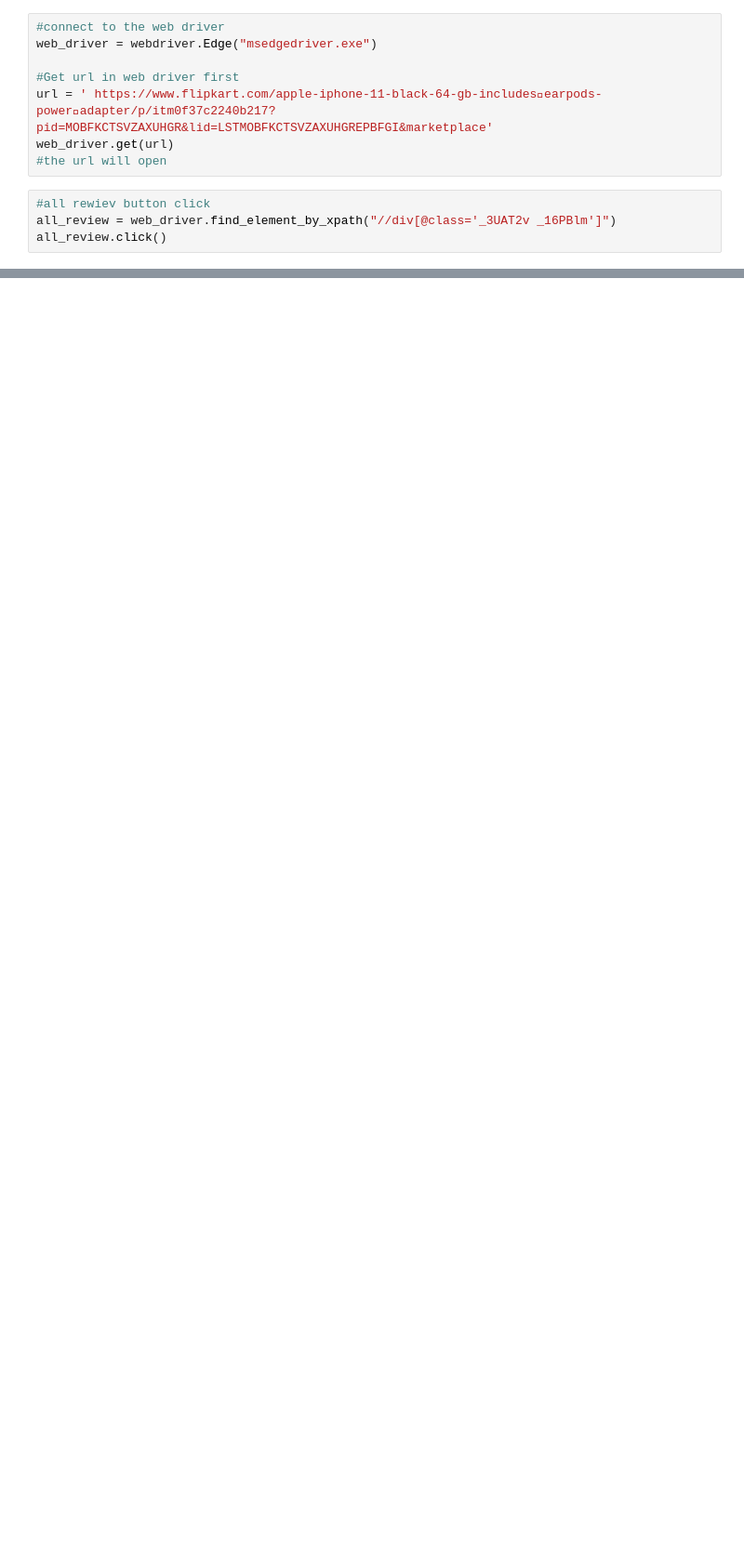
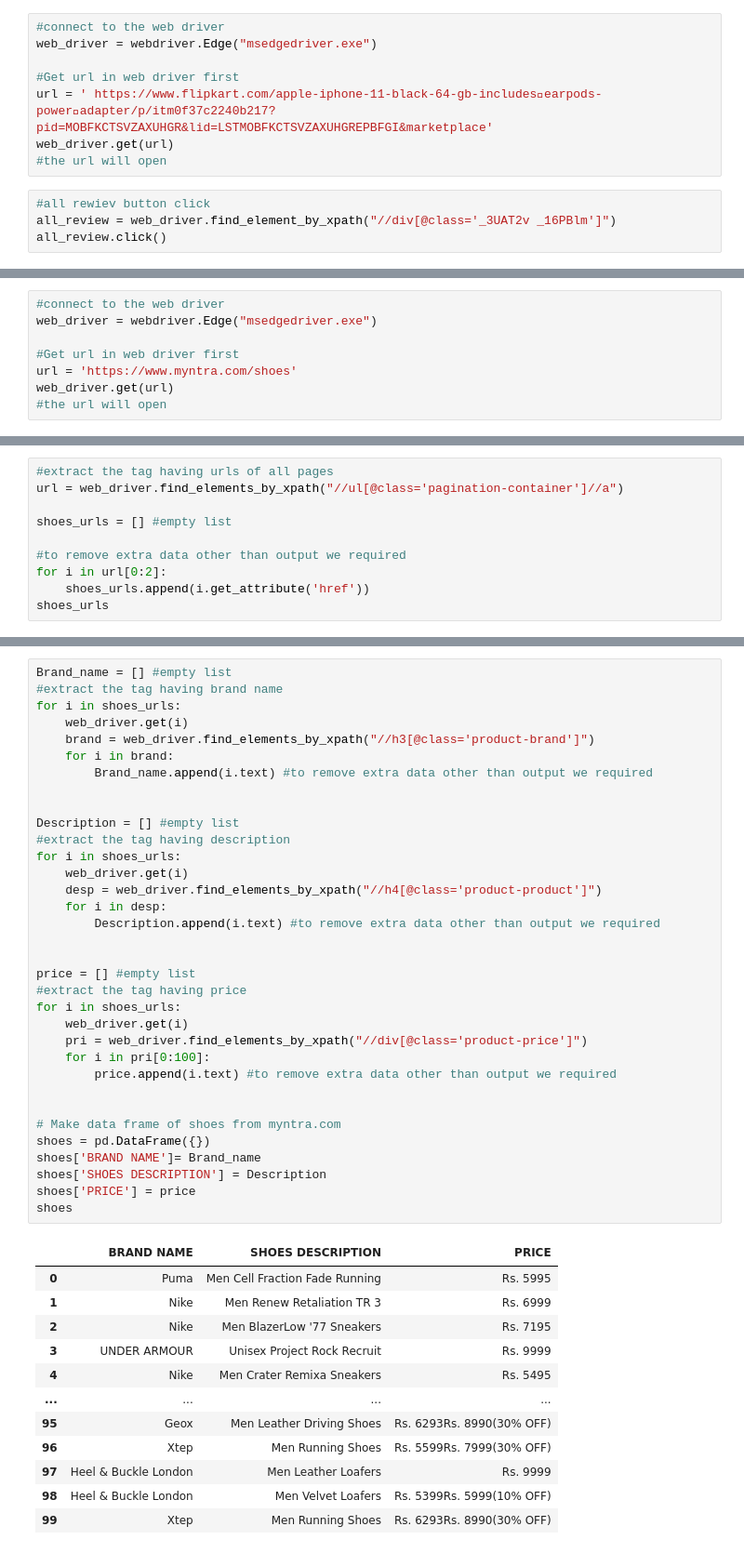
Before and after one commit to chaitali1992mygit/WEB-SCRAPING-ASSIGNMENT-2, a Jupyter notebook: WEB SCRAPING ASSIGNMENT 2.ipynb, the cells around one changed output, grey strips where cells are left out. Shown: that part at 93% size. Drawn from its saved outputs; the diff is of its cells as text; blank space fills up the shorter version.

```diff
--- a/WEB SCRAPING ASSIGNMENT 2.ipynb
+++ b/WEB SCRAPING ASSIGNMENT 2.ipynb
@@ -611,0 +735,8 @@ REVIEWS
+# %%
+#connect to the web driver
+web_driver = webdriver.Edge("msedgedriver.exe")
+
+#Get url in web driver first
+url = 'https://www.myntra.com/shoes'
+web_driver.get(url)
+#the url will open
@@ -611,0 +751,10 @@ REVIEWS
+# %%
+#extract the tag having urls of all pages
+url = web_driver.find_elements_by_xpath("//ul[@class='pagination-container']//a")
+
+shoes_urls = [] #empty list
+
+#to remove extra data other than output we required
+for i in url[0:2]:
+    shoes_urls.append(i.get_attribute('href'))
+shoes_urls
@@ -611,0 +764,47 @@ REVIEWS
+# %%
+Brand_name = [] #empty list
+#extract the tag having brand name
+for i in shoes_urls:
+    web_driver.get(i)
+    brand = web_driver.find_elements_by_xpath("//h3[@class='product-brand']")
+    for i in brand:
+        Brand_name.append(i.text) #to remove extra data other than output we required
+
+
+Description = [] #empty list
+#extract the tag having description
+for i in shoes_urls:
+    web_driver.get(i)
+    desp = web_driver.find_elements_by_xpath("//h4[@class='product-product']")
+    for i in desp:
+        Description.append(i.text) #to remove extra data other than output we required
+
+
+price = [] #empty list
+#extract the tag having price
+for i in shoes_urls:
+    web_driver.get(i)
+    pri = web_driver.find_elements_by_xpath("//div[@class='product-price']")
+    for i in pri[0:100]:
+        price.append(i.text) #to remove extra data other than output we required
+
+
+# Make data frame of shoes from myntra.com
+shoes = pd.DataFrame({})
+shoes['BRAND NAME']= Brand_name
+shoes['SHOES DESCRIPTION'] = Description
+shoes['PRICE'] = price
+shoes
+# %% [output]
+|  | BRAND NAME | SHOES DESCRIPTION | PRICE |
+| 0 | Puma | Men Cell Fraction Fade Running | Rs. 5995 |
+| 1 | Nike | Men Renew Retaliation TR 3 | Rs. 6999 |
+| 2 | Nike | Men BlazerLow '77 Sneakers | Rs. 7195 |
+| 3 | UNDER ARMOUR | Unisex Project Rock Recruit | Rs. 9999 |
+| 4 | Nike | Men Crater Remixa Sneakers | Rs. 5495 |
+| ... | ... | ... | ... |
+| 95 | Geox | Men Leather Driving Shoes | Rs. 6293Rs. 8990(30% OFF) |
+| 96 | Xtep | Men Running Shoes | Rs. 5599Rs. 7999(30% OFF) |
+| 97 | Heel & Buckle London | Men Leather Loafers | Rs. 9999 |
+| 98 | Heel & Buckle London | Men Velvet Loafers | Rs. 5399Rs. 5999(10% OFF) |
+| 99 | Xtep | Men Running Shoes | Rs. 6293Rs. 8990(30% OFF) |
```
Also changed, not shown: parts of 32 cells of this notebook.
